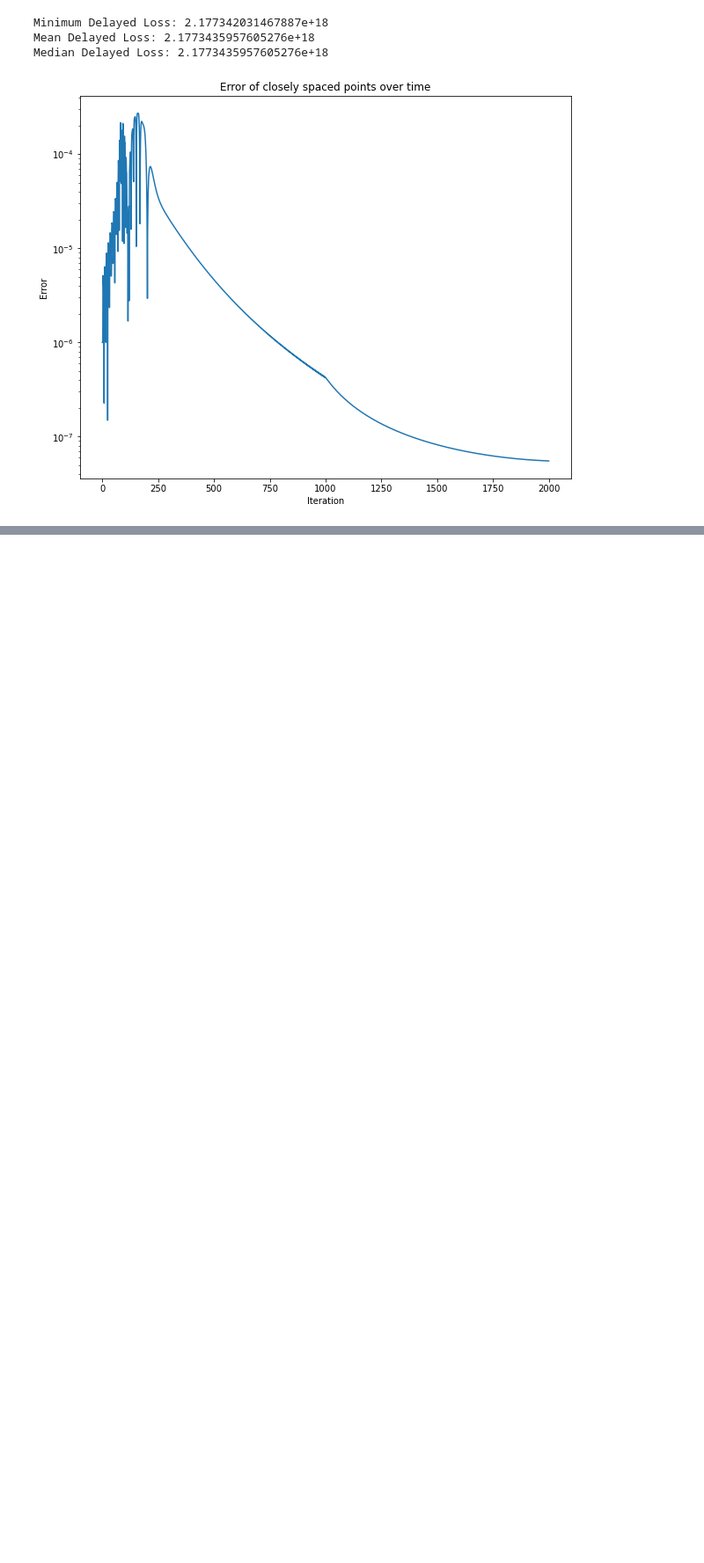
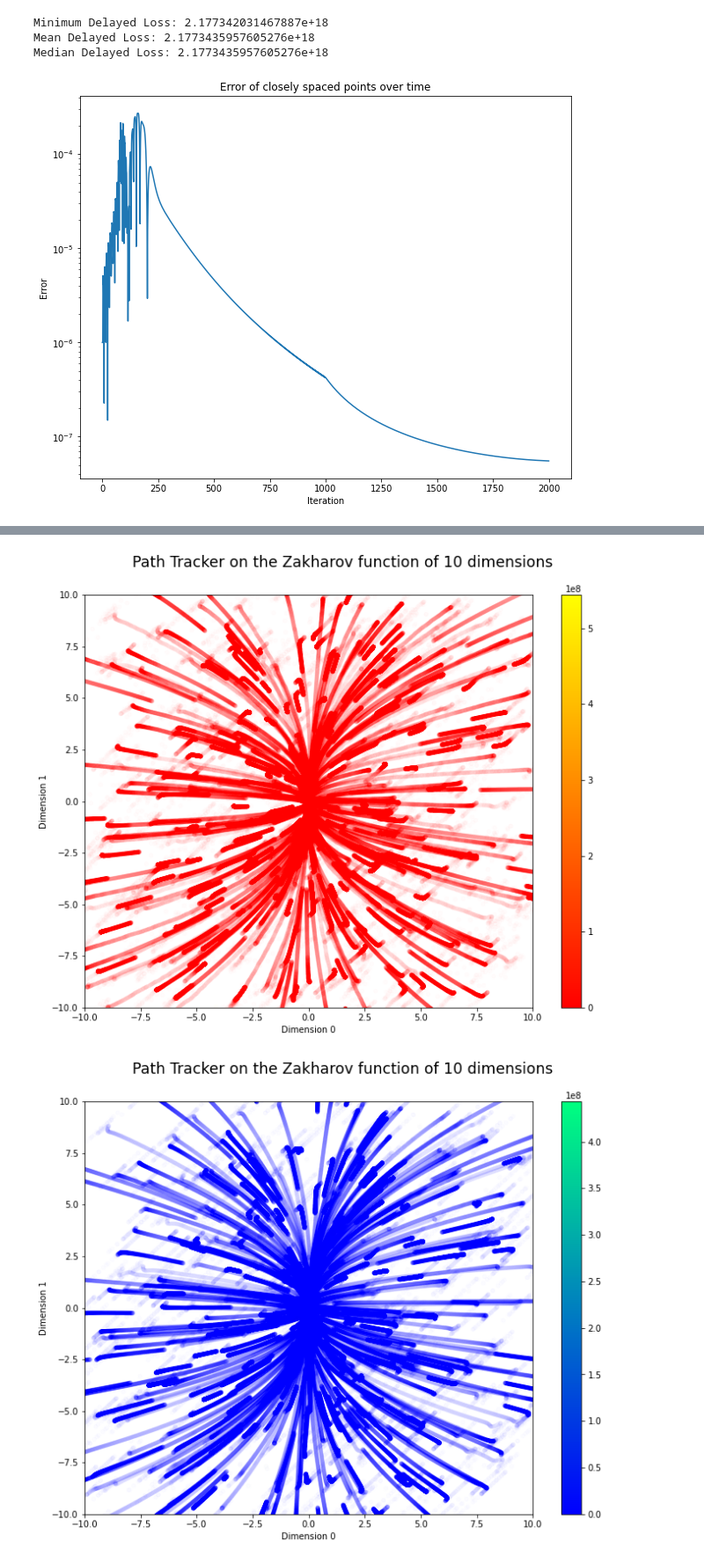
Before and after one commit to ebensonm/delay-optimizer, a Jupyter notebook: DelayEffects/ZakharovTimeDelays.ipynb, the cells around one changed output, grey strips where cells are left out. Shown at 88% size. Cells and saved outputs as stored; diff of their text form; code cells hidden in the pictures; blank space fills up the shorter version.

```diff
--- a/DelayEffects/ZakharovTimeDelays.ipynb
+++ b/DelayEffects/ZakharovTimeDelays.ipynb
@@ -455,0 +469,5 @@ Median Delayed Loss: 2.1773435957605276e+18
+# %%
+zak10d.optimize(400, 'random', 'both', plots=[[True, 'path', 'loss'],[False, 'path', 'loss']])
+# %% [output]
+[figure, added]
+[figure, added]
```
Also changed, not shown: parts of 5 cells of this notebook.
